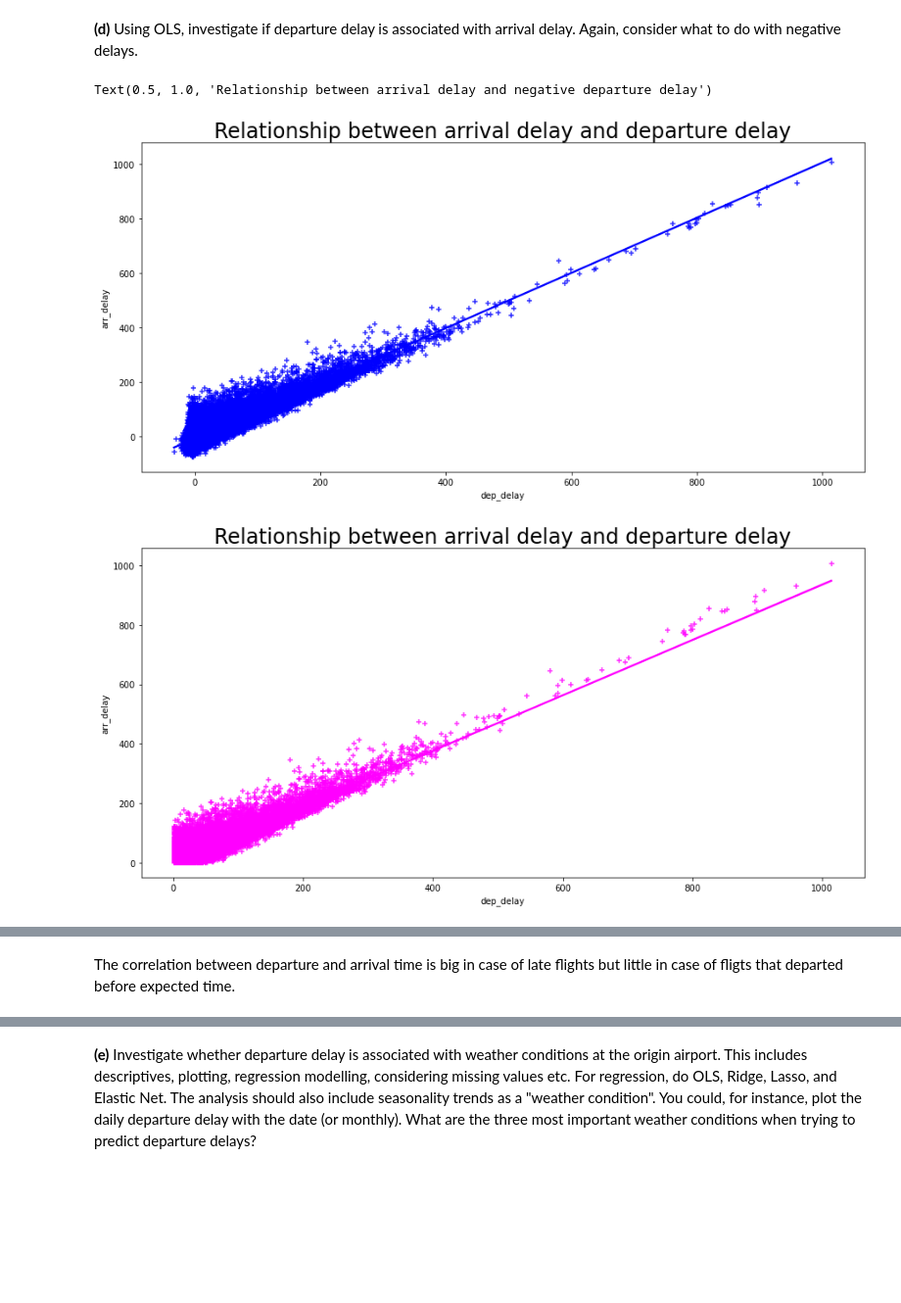
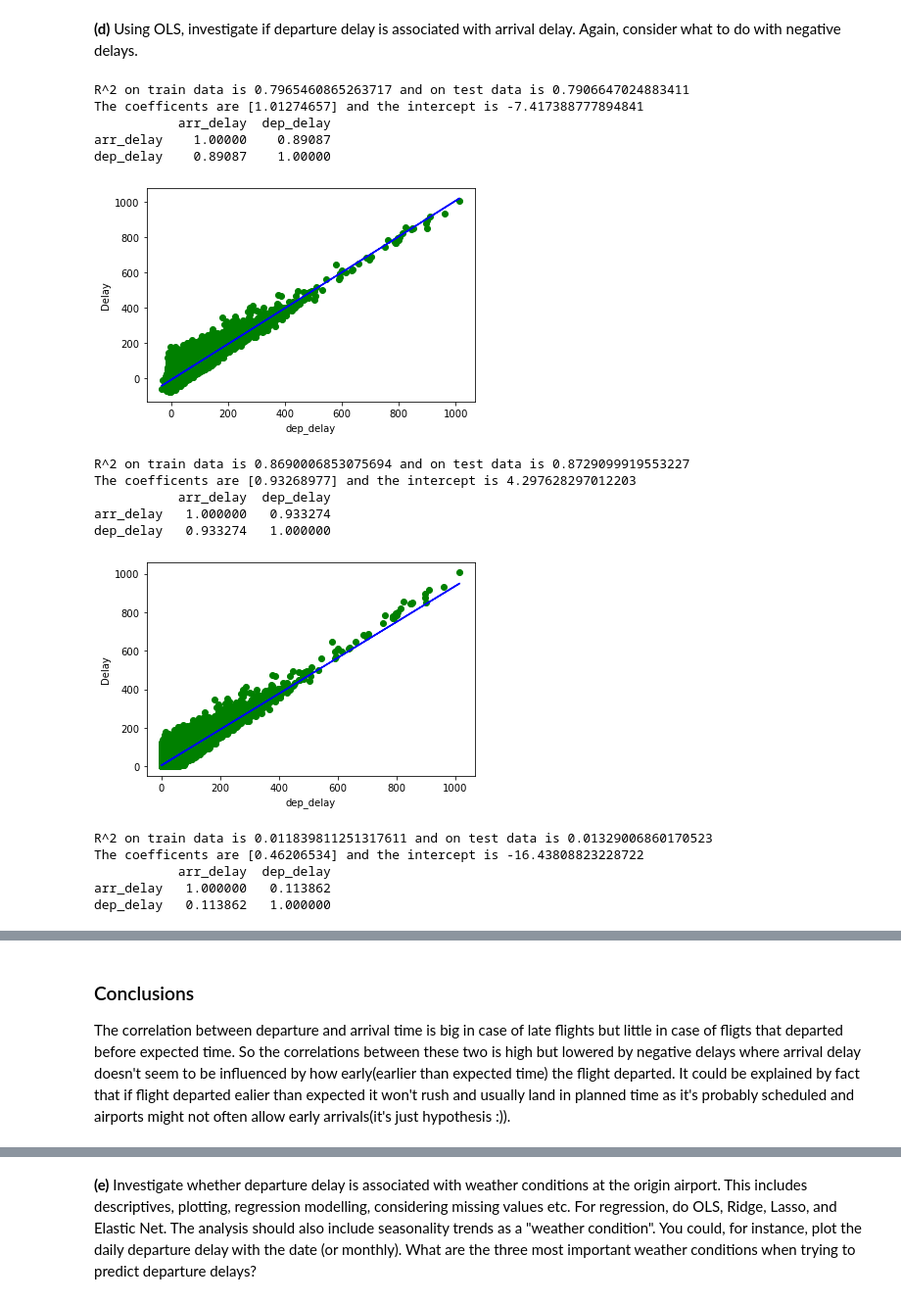
Before and after one commit to Beadhangerone/MAL, a Jupyter notebook: MAL1 Project 2022.ipynb, the cells around one changed output, grey strips where cells are left out. Shown at 98% size. Saved outputs shown, nothing was run; the diff lists cells and outputs as text; code cells hidden in the pictures; blank space fills up the shorter version.

```diff
--- a/MAL1 Project 2022.ipynb
+++ b/MAL1 Project 2022.ipynb
@@ -502,22 +509,46 @@ distance    -0.02094   1.00000
 # %%
 #JULIA
 
 positive_delays = flights[((flights['dep_delay']>0) & (flights['arr_delay']>0))]
 negative_delays = flights[((flights['dep_delay']<0) & (flights['arr_delay']<0))]
 
-#all flights
-fig = plt.figure(figsize=(15, 7))
-sns.regplot(x=flights.dep_delay, y=flights.arr_delay, color='blue', marker='+')
-plt.title('Relationship between arrival delay and departure delay', size=24)
-#only positive delayed flights(late flights)
-fig1 = plt.figure(figsize=(15, 7))
-sns.regplot(x=positive_delays.dep_delay, y=positive_delays.arr_delay, color='magenta', marker='+')
-plt.title('Relationship between arrival delay and departure delay', size=24)
-#only negative delayed flights(that came sooner than expected)
-fig2 = plt.figure(figsize=(15, 7))
-sns.regplot(x=negative_delays.dep_delay, y=negative_delays.arr_delay, color='red', marker='+')
-plt.title('Relationship between arrival delay and negative departure delay', size=24)
+def plotRegression(feature,df):
+    df = df.dropna(subset=[feature,'arr_delay'])
+    X = df[[feature]]
+    y = df['arr_delay']
+    X_train, X_test , y_train, y_test = train_test_split(X, y, test_size=0.5, random_state=69)
+    ODS = LinearRegression()
+    ODS.fit(X_train, y_train)
+
+    print("R^2 on train data is {} and on test data is {}".format(ODS.score(X_train, y_train),ODS.score(X_test,y_test)))
+    print("The coefficents are {} and the intercept is {}".format(ODS.coef_, ODS.intercept_))
+    print(df[['arr_delay',feature]].corr())
+
+    y_pred = ODS.predict(X)
+    plt.scatter(X, y,color = "green")
+    plt.plot(X[feature], y_pred,color = "blue")
+    plt.xlabel(feature)
+    plt.ylabel("Delay")
+    plt.show()
+
+plotRegression('dep_delay',flights) #All fligths
+plotRegression('dep_delay',positive_delays)#flights with only positive delays
+plotRegression('dep_delay',negative_delays)#flights with only negative delays
 # %% [output]
-Text(0.5, 1.0, 'Relationship between arrival delay and negative departure delay')
+R^2 on train data is 0.7965460865263717 and on test data is 0.7906647024883411
+The coefficents are [1.01274657] and the intercept is -7.417388777894841
+           arr_delay  dep_delay
+arr_delay    1.00000    0.89087
+dep_delay    0.89087    1.00000
-[figure, old version]
+[figure, new version]
+R^2 on train data is 0.8690006853075694 and on test data is 0.8729099919553227
+The coefficents are [0.93268977] and the intercept is 4.297628297012203
+           arr_delay  dep_delay
+arr_delay   1.000000   0.933274
+dep_delay   0.933274   1.000000
-[figure, old version]
+[figure, new version]
+R^2 on train data is 0.011839811251317611 and on test data is 0.01329006860170523
+The coefficents are [0.46206534] and the intercept is -16.43808823228722
+           arr_delay  dep_delay
+arr_delay   1.000000   0.113862
+dep_delay   0.113862   1.000000
@@ -525,2 +556,3 @@ Text(0.5, 1.0, 'Relationship between arrival delay and negative departure delay'
 # %% [markdown]
-The correlation between departure and arrival time is big in case of late flights but little in case of fligts that departed before expected time.
+### Conclusions
+The correlation between departure and arrival time is big in case of late flights but little in case of fligts that departed before expected time. So the correlations between these two is high but lowered by negative delays where arrival delay doesn't seem to be influenced by how early(earlier than expected time) the flight departed. It could be explained by fact that if flight departed ealier than expected it won't rush and usually land in planned time as it's probably scheduled and airports might not often allow early arrivals(it's just hypothesis :)).
```
Also changed, not shown: parts of 22 cells of this notebook.
